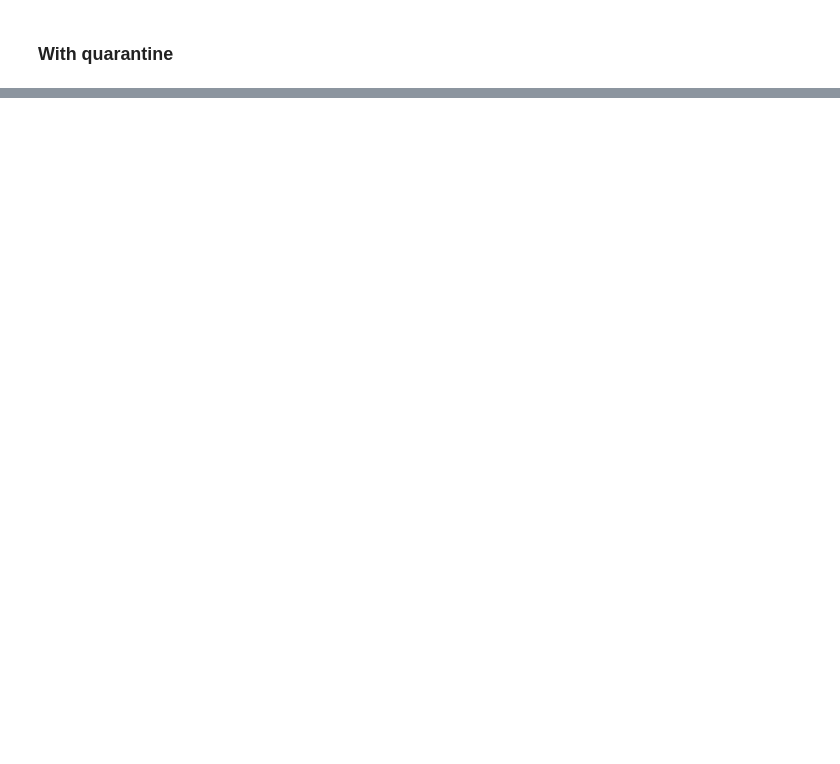
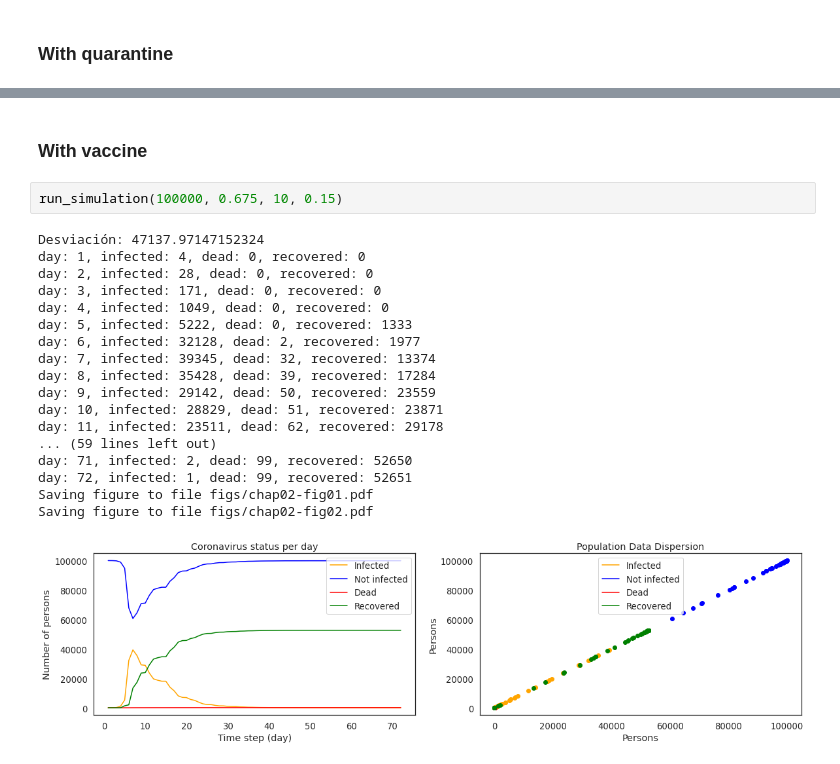
Before and after one commit to dfeliz/ModSimPy, a Jupyter notebook: notebooks/coronavirus-edited.ipynb, the cells around one changed output, grey strips where cells are left out. Cells and saved outputs as stored; diff of their text form; blank space fills up the shorter version.

```diff
--- a/notebooks/coronavirus-edited.ipynb
+++ b/notebooks/coronavirus-edited.ipynb
@@ -189,0 +198,23 @@ Saving figure to file figs/chap02-fig02.pdf
+# %% [markdown]
+### With vaccine
+# %%
+run_simulation(100000, 0.675, 10, 0.15)
+# %% [output]
+Desviación: 47137.97147152324
+day: 1, infected: 4, dead: 0, recovered: 0
+day: 2, infected: 28, dead: 0, recovered: 0
+day: 3, infected: 171, dead: 0, recovered: 0
+day: 4, infected: 1049, dead: 0, recovered: 0
+day: 5, infected: 5222, dead: 0, recovered: 1333
+day: 6, infected: 32128, dead: 2, recovered: 1977
+day: 7, infected: 39345, dead: 32, recovered: 13374
+day: 8, infected: 35428, dead: 39, recovered: 17284
+day: 9, infected: 29142, dead: 50, recovered: 23559
+day: 10, infected: 28829, dead: 51, recovered: 23871
+day: 11, infected: 23511, dead: 62, recovered: 29178
+... (59 lines left out)
+day: 71, infected: 2, dead: 99, recovered: 52650
+day: 72, infected: 1, dead: 99, recovered: 52651
+Saving figure to file figs/chap02-fig01.pdf
+Saving figure to file figs/chap02-fig02.pdf
+[figure, added]
```
Also changed, not shown: parts of 6 cells of this notebook.
